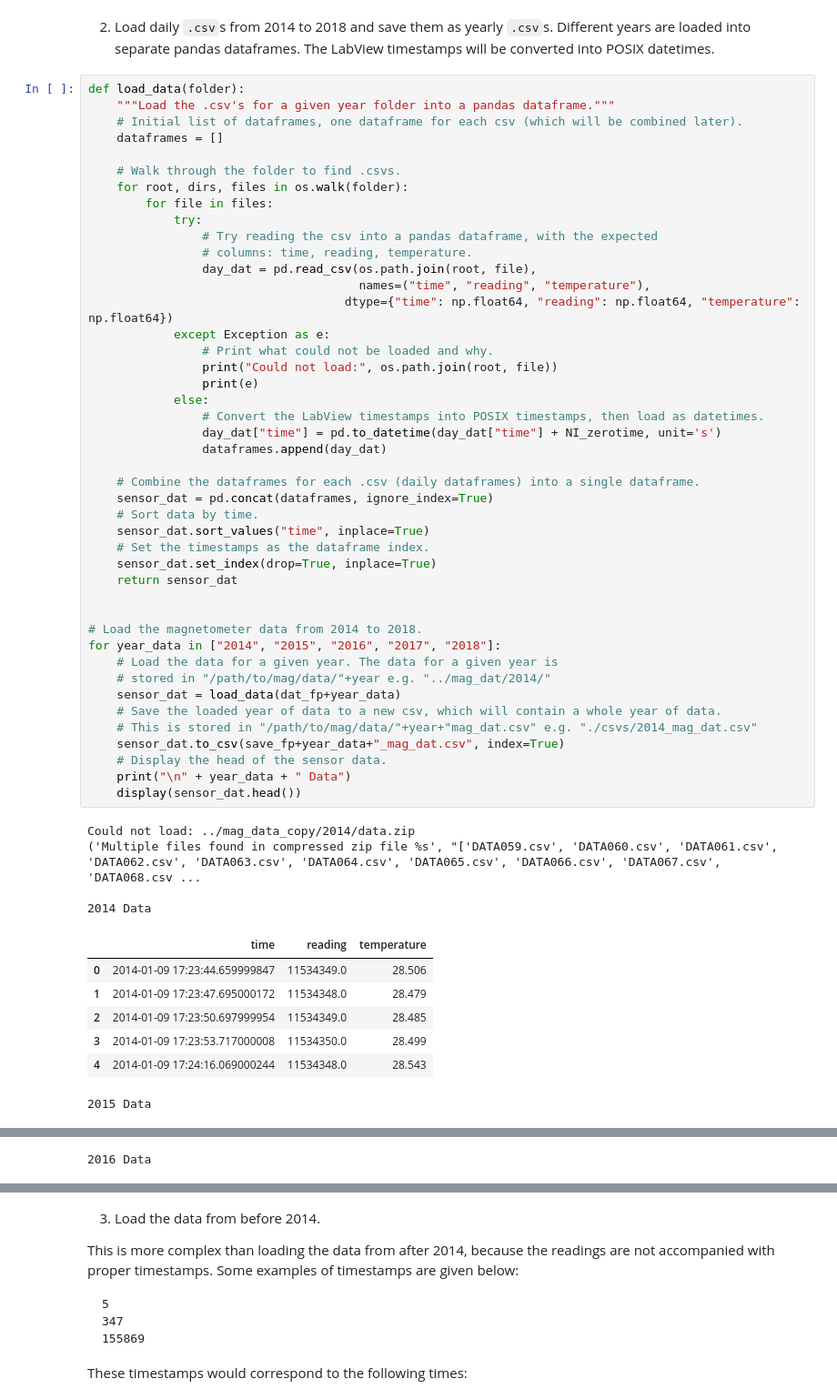
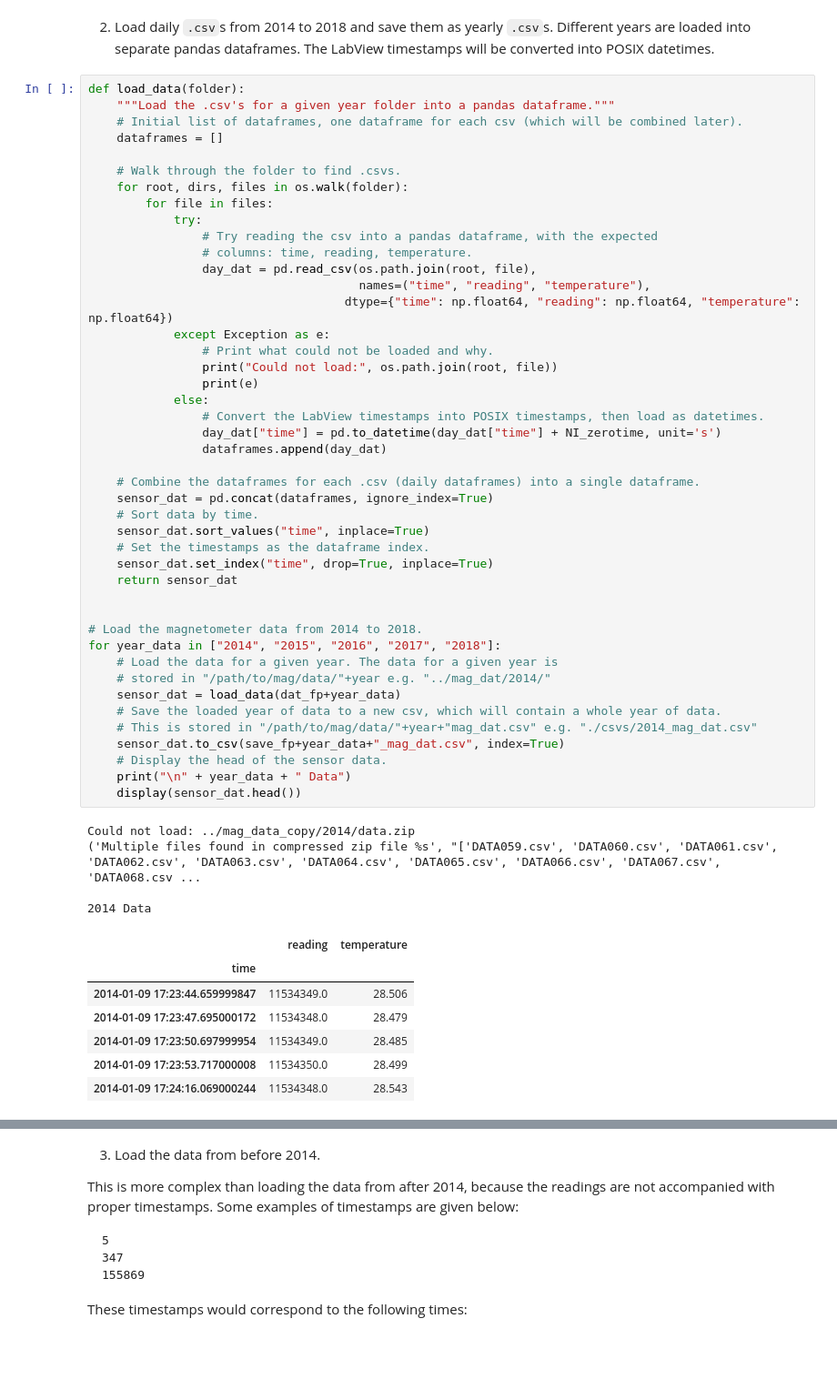
Before and after one commit to Jammyjamjamman/Magnetometer_data_server, a Jupyter notebook: mag_data_exploration/Magnetometer_Data_Preprocessing.ipynb, the cells around one changed output, grey strips where cells are left out. Shown at 91% size. Drawn from its saved outputs; the diff is of its cells as text; blank space fills up the shorter version.

```diff
--- a/mag_data_exploration/Magnetometer_Data_Preprocessing.ipynb
+++ b/mag_data_exploration/Magnetometer_Data_Preprocessing.ipynb
@@ -57,38 +57,38 @@ def load_data(folder):
                 print(e)
             else:
                 # Convert the LabView timestamps into POSIX timestamps, then load as datetimes.
                 day_dat["time"] = pd.to_datetime(day_dat["time"] + NI_zerotime, unit='s')
                 dataframes.append(day_dat)
 
     # Combine the dataframes for each .csv (daily dataframes) into a single dataframe.
     sensor_dat = pd.concat(dataframes, ignore_index=True)
     # Sort data by time.
     sensor_dat.sort_values("time", inplace=True)
     # Set the timestamps as the dataframe index.
-    sensor_dat.set_index(drop=True, inplace=True)
+    sensor_dat.set_index("time", drop=True, inplace=True)
     return sensor_dat
 
 
 # Load the magnetometer data from 2014 to 2018.
 for year_data in ["2014", "2015", "2016", "2017", "2018"]:
     # Load the data for a given year. The data for a given year is
     # stored in "/path/to/mag/data/"+year e.g. "../mag_dat/2014/"
     sensor_dat = load_data(dat_fp+year_data)
     # Save the loaded year of data to a new csv, which will contain a whole year of data.
     # This is stored in "/path/to/mag/data/"+year+"mag_dat.csv" e.g. "./csvs/2014_mag_dat.csv"
     sensor_dat.to_csv(save_fp+year_data+"_mag_dat.csv", index=True)
     # Display the head of the sensor data.
     print("\n" + year_data + " Data")
     display(sensor_dat.head())
 # %% [output]
 Could not load: ../mag_data_copy/2014/data.zip
 ('Multiple files found in compressed zip file %s', "['DATA059.csv', 'DATA060.csv', 'DATA061.csv', 'DATA062.csv', 'DATA063.csv', 'DATA064.csv', 'DATA065.csv', 'DATA066.csv', 'DATA067.csv', 'DATA068.csv ...
 
 2014 Data
-|  | time | reading | temperature |
-| 0 | 2014-01-09 17:23:44.659999847 | 11534349.0 | 28.506 |
-| 1 | 2014-01-09 17:23:47.695000172 | 11534348.0 | 28.479 |
-| 2 | 2014-01-09 17:23:50.697999954 | 11534349.0 | 28.485 |
-| 3 | 2014-01-09 17:23:53.717000008 | 11534350.0 | 28.499 |
-| 4 | 2014-01-09 17:24:16.069000244 | 11534348.0 | 28.543 |
+|  | reading | temperature |
+| time |  |  |
+| 2014-01-09 17:23:44.659999847 | 11534349.0 | 28.506 |
+| 2014-01-09 17:23:47.695000172 | 11534348.0 | 28.479 |
+| 2014-01-09 17:23:50.697999954 | 11534349.0 | 28.485 |
+| 2014-01-09 17:23:53.717000008 | 11534350.0 | 28.499 |
+| 2014-01-09 17:24:16.069000244 | 11534348.0 | 28.543 |
-2015 Data
@@ -101 +94,0 @@ Could not load: ../mag_data_copy/2014/data.zip
-2016 Data
```
Also changed, not shown: parts of 2 cells of this notebook, 3 other files.
